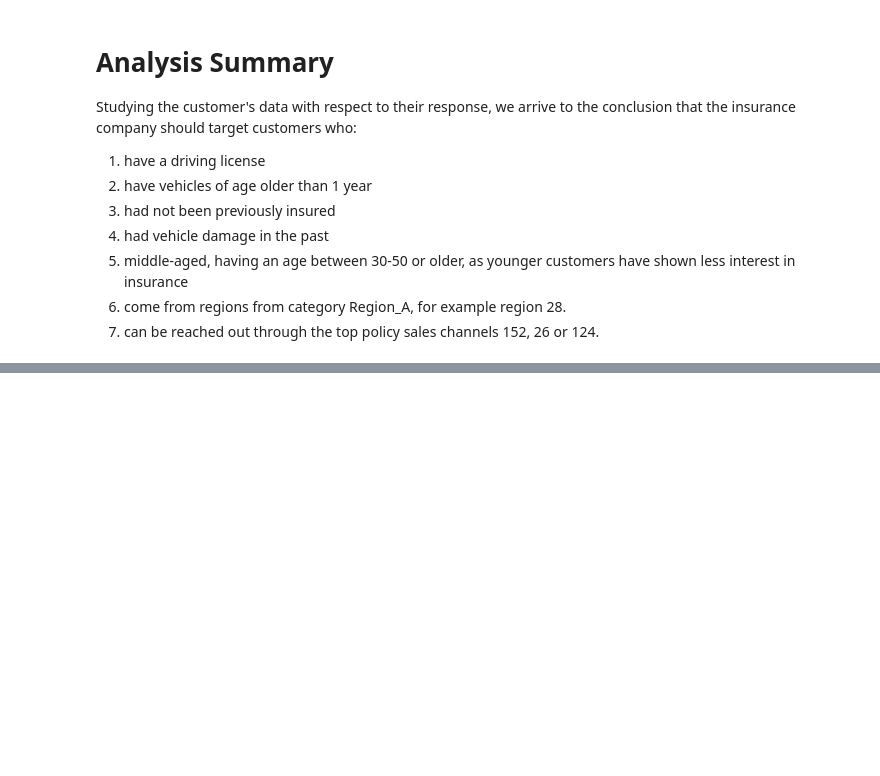
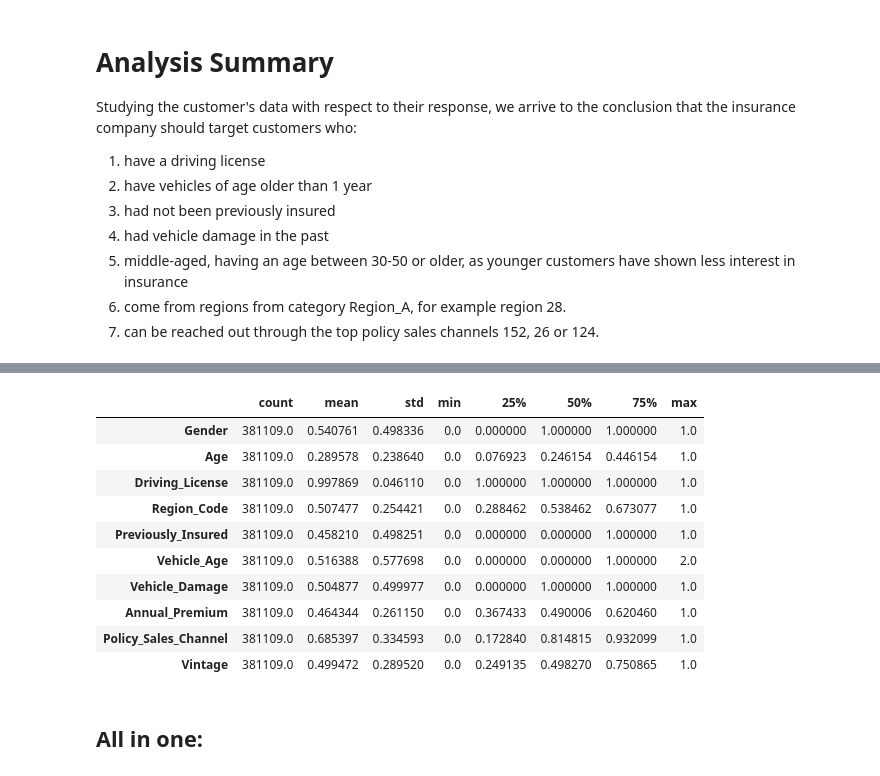
Before and after one commit to keresztesbeata/Intelligent-Systems-Lab, a Jupyter notebook: Health-Insurance-Cross-Sell-Prediction/Car_insurance.ipynb, the cells around one changed output, grey strips where cells are left out. Saved outputs shown, nothing was run; the diff lists cells and outputs as text; code cells hidden in the pictures; blank space fills up the shorter version.

```diff
--- a/Health-Insurance-Cross-Sell-Prediction/Car_insurance.ipynb
+++ b/Health-Insurance-Cross-Sell-Prediction/Car_insurance.ipynb
@@ -1155,0 +1145,4 @@ Studying the customer's data with respect to their response, we arrive to the co
+# %%
+unnecessary_columns = ['id']
+insurance_prep.drop(columns = unnecessary_columns, inplace = True)
+insurance_prep.head()
@@ -1155,0 +1165,5 @@ Studying the customer's data with respect to their response, we arrive to the co
+# %%
+upper_limit_for_Annual_Premium = get_upper_limit(insurance_prep['Annual_Premium'])
+
+# remove outlier values based on the previously computed UpperLimit
+insurance_prep['Annual_Premium'] = np.where(insurance_prep['Annual_Premium'] > upper_limit_for_Annual_Premium, upper_limit_for_Annual_Premium, insurance_prep['Annual_Premium'])
@@ -1155,0 +1179,10 @@ Studying the customer's data with respect to their response, we arrive to the co
+# %%
+from sklearn.preprocessing import LabelEncoder,OrdinalEncoder
+
+# assign labels for each category
+label_encoder = LabelEncoder()
+categorical_features = ['Gender','Vehicle_Damage']
+insurance_prep[categorical_features] = insurance_prep[categorical_features].apply(label_encoder.fit_transform)
+ordinal_encoder = OrdinalEncoder()
+insurance_prep[['Vehicle_Age']] = ordinal_encoder.fit_transform(insurance_prep[['Vehicle_Age']])
+insurance_prep.head()
@@ -1155,0 +1200,11 @@ Studying the customer's data with respect to their response, we arrive to the co
+# %%
+from sklearn.preprocessing import MinMaxScaler
+
+scaler = MinMaxScaler()
+# normalize the data to fit in the scale of [0,1]
+numerical_features = ['Annual_Premium','Age','Region_Code','Policy_Sales_Channel','Vintage']
+
+for nf in numerical_features:
+  insurance_prep[nf] = scaler.fit_transform(insurance_prep[nf].values.reshape(-1,1))
+
+insurance_prep.head()
@@ -1155,0 +1218,16 @@ Studying the customer's data with respect to their response, we arrive to the co
+# %%
+insurance_prep.describe().T
+# %% [output]
+|  | count | mean | std | min | 25% | 50% | 75% | max |
+| Gender | 381109.0 | 0.540761 | 0.498336 | 0.0 | 0.000000 | 1.000000 | 1.000000 | 1.0 |
+| Age | 381109.0 | 0.289578 | 0.238640 | 0.0 | 0.076923 | 0.246154 | 0.446154 | 1.0 |
+| Driving_License | 381109.0 | 0.997869 | 0.046110 | 0.0 | 1.000000 | 1.000000 | 1.000000 | 1.0 |
+| Region_Code | 381109.0 | 0.507477 | 0.254421 | 0.0 | 0.288462 | 0.538462 | 0.673077 | 1.0 |
+| Previously_Insured | 381109.0 | 0.458210 | 0.498251 | 0.0 | 0.000000 | 0.000000 | 1.000000 | 1.0 |
+| Vehicle_Age | 381109.0 | 0.516388 | 0.577698 | 0.0 | 0.000000 | 0.000000 | 1.000000 | 2.0 |
+| Vehicle_Damage | 381109.0 | 0.504877 | 0.499977 | 0.0 | 0.000000 | 1.000000 | 1.000000 | 1.0 |
+| Annual_Premium | 381109.0 | 0.464344 | 0.261150 | 0.0 | 0.367433 | 0.490006 | 0.620460 | 1.0 |
+| Policy_Sales_Channel | 381109.0 | 0.685397 | 0.334593 | 0.0 | 0.172840 | 0.814815 | 0.932099 | 1.0 |
+| Vintage | 381109.0 | 0.499472 | 0.289520 | 0.0 | 0.249135 | 0.498270 | 0.750865 | 1.0 |
+# %% [markdown]
+## All in one:
```
Also changed, not shown: parts of 51 cells of this notebook, 1 other file.
